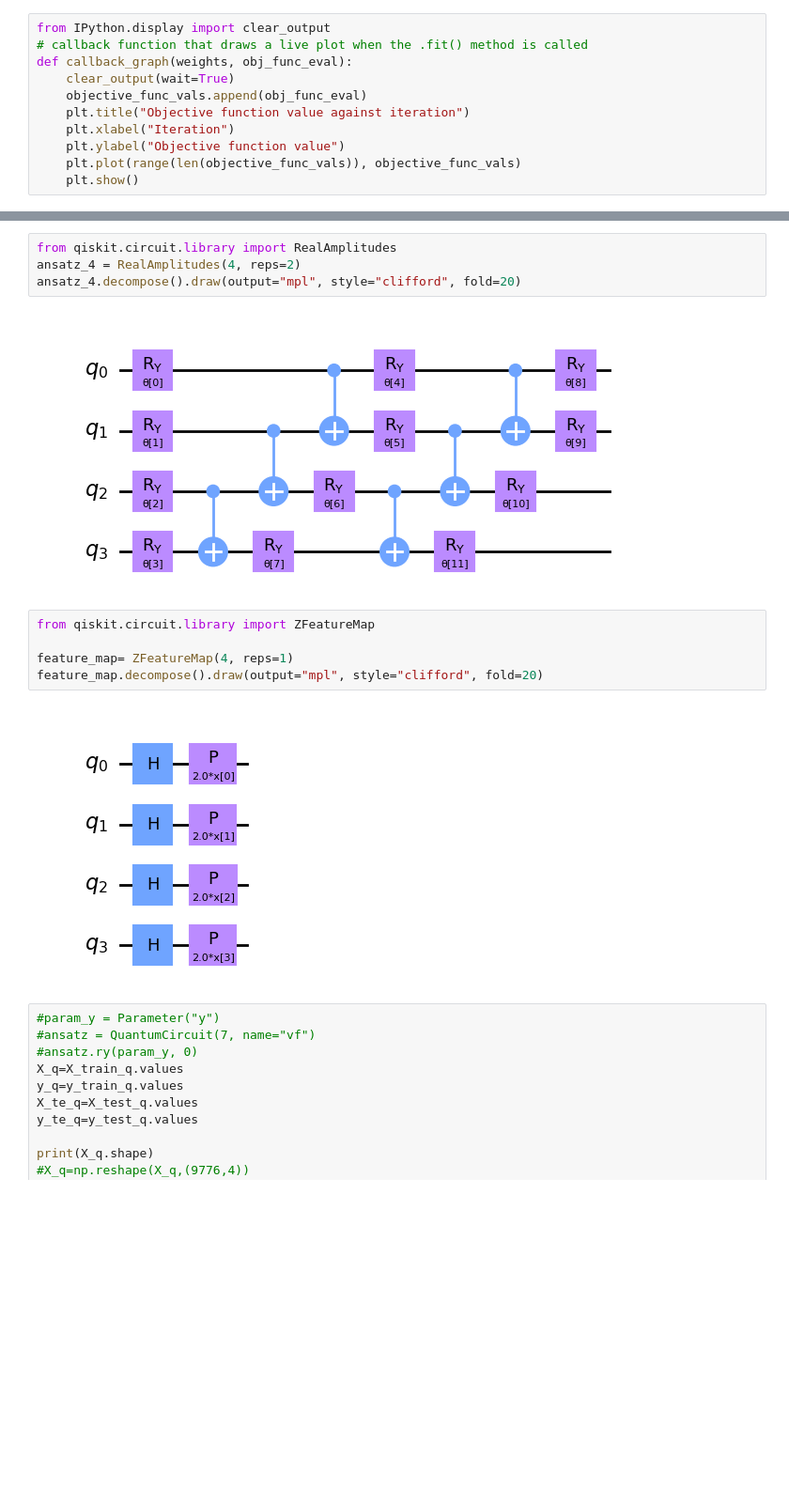
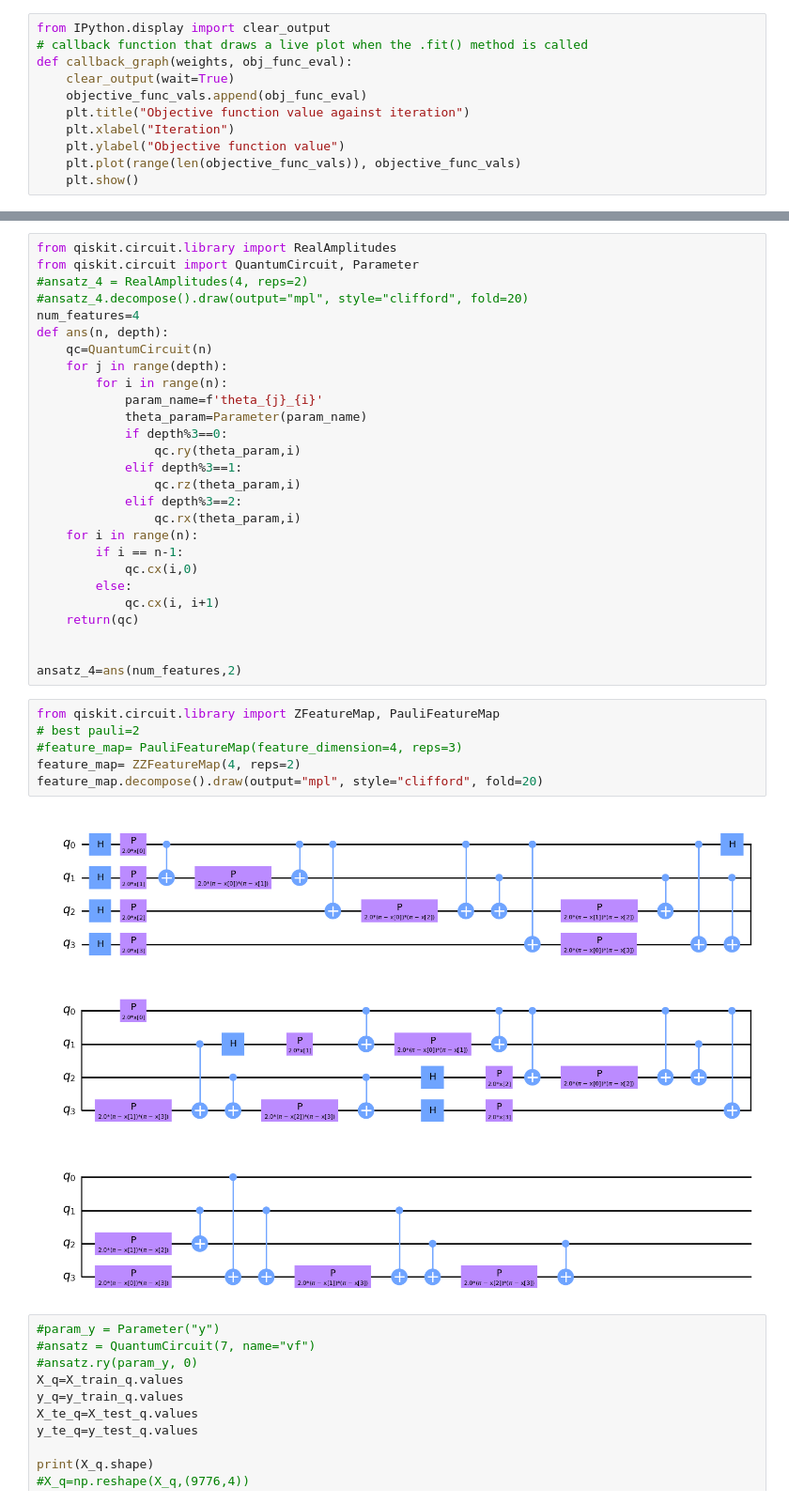
Before and after one commit to GSiddiMoreau/CagliariDigitalLab-QC, a Jupyter notebook: QML/traffic_quantum_4qubits.ipynb, the cells around one changed output, grey strips where cells are left out. Shown at 94% size. Saved outputs shown, nothing was run; the diff lists cells and outputs as text; blank space fills up the shorter version.

```diff
--- a/QML/traffic_quantum_4qubits.ipynb
+++ b/QML/traffic_quantum_4qubits.ipynb
@@ -372,17 +419,39 @@ features=X_train_q.values
 num_features = features.shape[1]
 # %%
 from qiskit.circuit.library import RealAmplitudes
-ansatz_4 = RealAmplitudes(4, reps=2)
-ansatz_4.decompose().draw(output="mpl", style="clifford", fold=20)
+from qiskit.circuit import QuantumCircuit, Parameter
+#ansatz_4 = RealAmplitudes(4, reps=2)
+#ansatz_4.decompose().draw(output="mpl", style="clifford", fold=20)
+num_features=4
+def ans(n, depth):
+    qc=QuantumCircuit(n)
+    for j in range(depth):
+        for i in range(n):
+            param_name=f'theta_{j}_{i}'
+            theta_param=Parameter(param_name)
+            if depth%3==0:
+                qc.ry(theta_param,i)
+            elif depth%3==1:
+                qc.rz(theta_param,i)
+            elif depth%3==2:
+                qc.rx(theta_param,i)
+    for i in range(n):
+        if i == n-1:
+            qc.cx(i,0)
+        else:
+            qc.cx(i, i+1)
+    return(qc)
+
+
+ansatz_4=ans(num_features,2)
-# %% [output]
-[figure, removed]
 # %%
-from qiskit.circuit.library import ZFeatureMap
-
-feature_map= ZFeatureMap(4, reps=1)
+from qiskit.circuit.library import ZFeatureMap, PauliFeatureMap
+# best pauli=2
+#feature_map= PauliFeatureMap(feature_dimension=4, reps=3)
+feature_map= ZZFeatureMap(4, reps=2)
 feature_map.decompose().draw(output="mpl", style="clifford", fold=20)
 # %% [output]
-[figure, old version]
+[figure, new version]
 # %%
 #param_y = Parameter("y")
 #ansatz = QuantumCircuit(7, name="vf")
```
Also changed, not shown: parts of 16 cells of this notebook, 1 other file.
